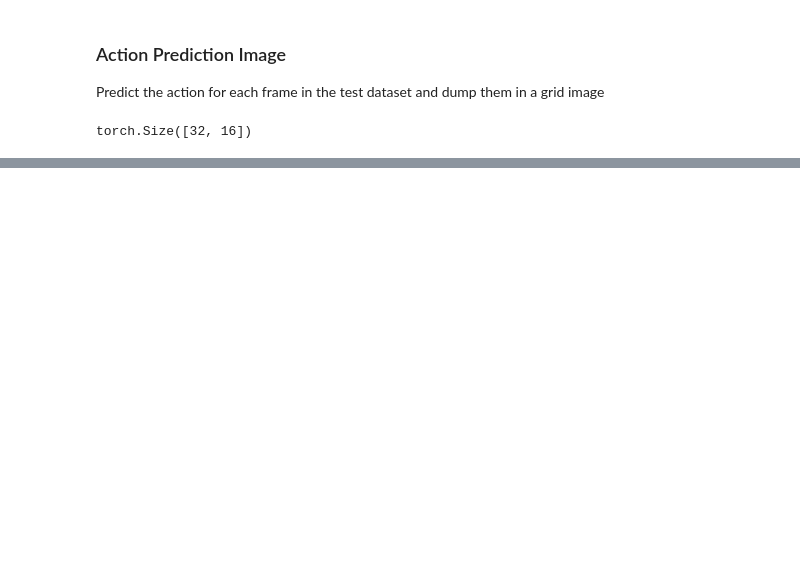
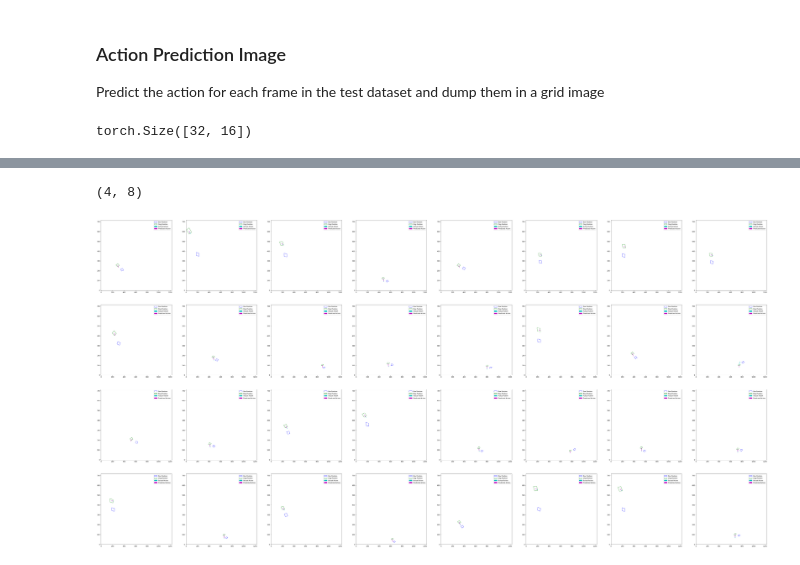
Before and after one commit to irmakguzey/DAWGE, a Jupyter notebook: contrastive_learning/notebooks/pli_test.ipynb, the cells around one changed output, grey strips where cells are left out. Cells and saved outputs as stored; diff of their text form; code cells hidden in the pictures; blank space fills up the shorter version.

```diff
--- a/contrastive_learning/notebooks/pli_test.ipynb
+++ b/contrastive_learning/notebooks/pli_test.ipynb
@@ -68,0 +68,18 @@ FileNotFoundError: [Errno 2] No such file or directory: '/home/irmak/Workspace/D
+# %%
+# Get the dataset
+dataset = StateDataset(cfg, single_dir=True, single_dir_root=data_dir)
+predicted_actions = np.zeros((len(dataset), 2))
+test_loader = data.DataLoader(dataset, batch_size=cfg.batch_size, shuffle=False, num_workers=4)
+
+for i, batch in enumerate(test_loader):
+    curr_pos, next_pos, action = [b.to(device) for b in batch]
+    pred_action = lin_model(curr_pos, next_pos)
+
+    print('Actual Action \t Predicted Action')
+    for j in range(len(action)):
+        print('{}, \t{}'.format(np.around(dataset.denormalize_action(action[j][0].cpu().detach().numpy()), 2),
+                                          dataset.denormalize_action(pred_action[j][0].cpu().detach().numpy())))
+        predicted_actions[i*cfg.batch_size+j,:] = dataset.denormalize_action(pred_action[j][0].cpu().detach().numpy())
+
+with open(os.path.join(data_dir, 'predicted_actions.npy'), 'wb') as f:
+    np.save(f, predicted_actions)
@@ -172,0 +148,36 @@ plt.savefig(os.path.join(out_dir, 'pil_action_test.jpg'))
+# %%
+nrows = 4
+ncols = int(cfg.batch_size / nrows)
+fig, axs = plt.subplots(figsize=(ncols*10,nrows*10), nrows=nrows, ncols=ncols) # Draw the predicted action
+print(axs.shape)
+
+for i in range(cfg.batch_size):
+    axs_row = int(i / nrows)
+    axs_col = int(i % nrows)
+
+    action_np = dataset.denormalize_action(action[i].cpu().detach().numpy())
+    pred_action_np = dataset.denormalize_action(pred_action[i].cpu().detach().numpy())
+
+    if cfg.pos_type == 'corners':
+        curr_pos_np = dataset.denormalize_corner(curr_pos[i].cpu().detach().numpy())
+        plot_corners_state(
+            ax=axs[axs_col, axs_row],
+            curr_pos=curr_pos_np,
+            plot_action=True,
+            actions=(action_np, pred_action_np),
+            fps=15,
+            color_scheme=1)
+    elif cfg.pos_type == 'rvec_tvec':
+        curr_pos_np = dataset.denormalize_pos_rvec_tvec(curr_pos[i].cpu().detach().numpy())
+        plot_rvec_tvec(
+            ax=axs[axs_col, axs_row],
+            curr_pos=curr_pos_np,
+            use_img=False,
+            img=None,
+            plot_action=True,
+            actions=(action_np, pred_action_np))
+
+plt.savefig(os.path.join(out_dir, 'pil_action_test.jpg'))
+# %% [output]
+(4, 8)
+[figure, added]
```
Also changed, not shown: parts of 9 cells of this notebook, 4 other files.
